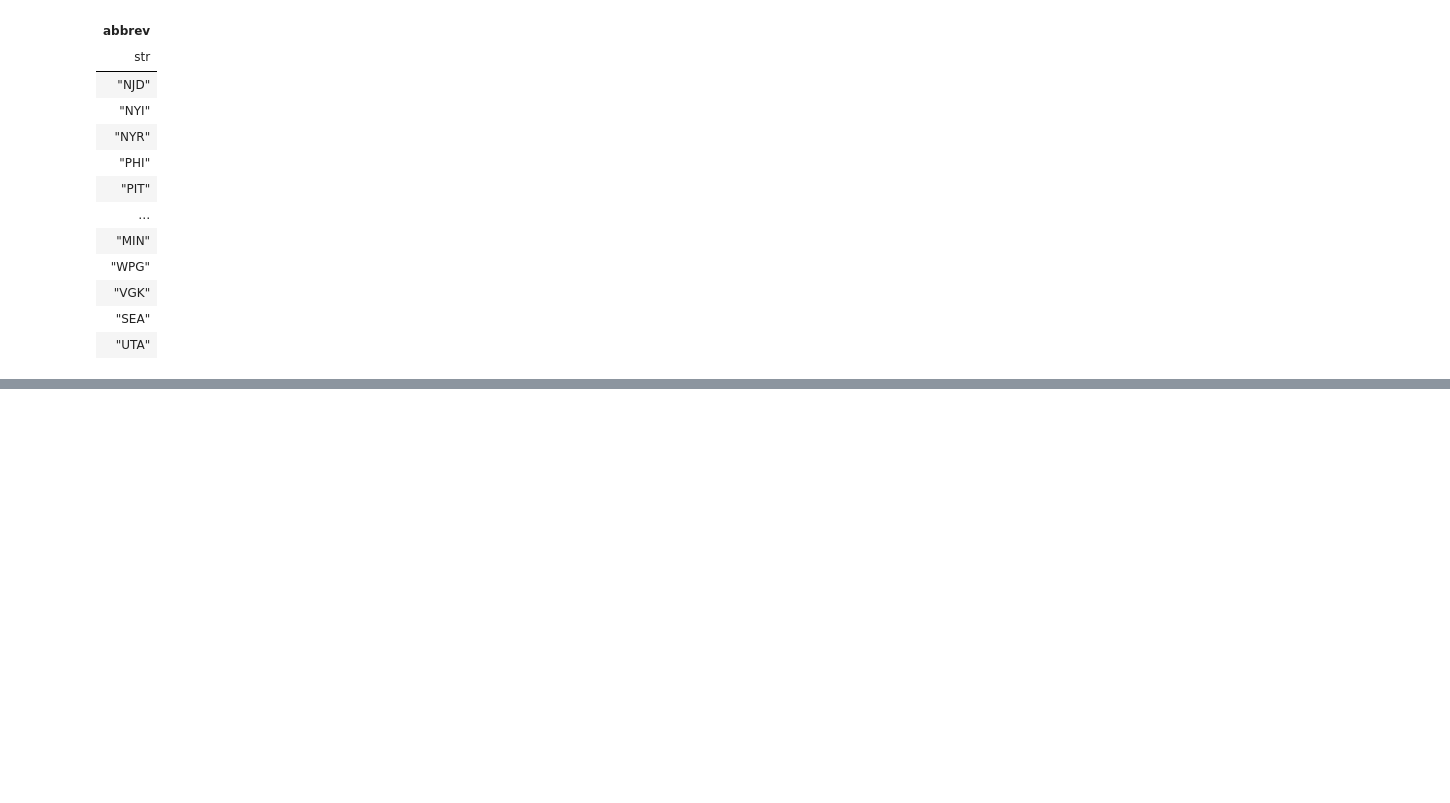
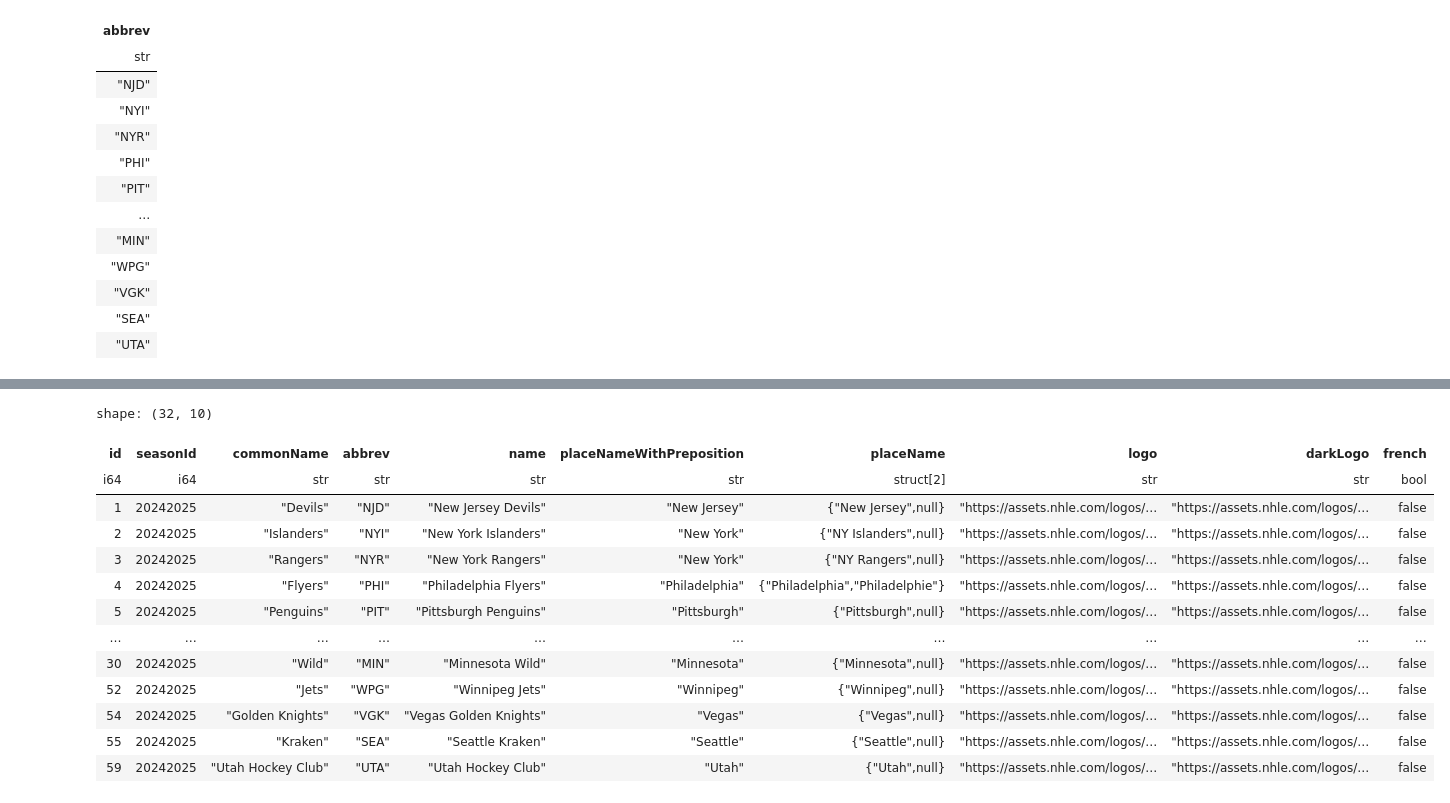
Before and after one commit to maxtixador/nhl_scraper, a Jupyter notebook: notebooks/nb1.ipynb, the cells around one changed output, grey strips where cells are left out. Cells and saved outputs as stored; diff of their text form; code cells hidden in the pictures; blank space fills up the shorter version.

```diff
--- a/notebooks/nb1.ipynb
+++ b/notebooks/nb1.ipynb
@@ -194,0 +214,19 @@ shape: (32, 1)
+# %%
+teams = await scraper.scrape_teams(source="active")
+
+teams
+# %% [output]
+shape: (32, 10)
+| id | seasonId | commonName | abbrev | name | placeNameWithPreposition | placeName | logo | darkLogo | french |
+| i64 | i64 | str | str | str | str | struct[2] | str | str | bool |
+| 1 | 20242025 | "Devils" | "NJD" | "New Jersey Devils" | "New Jersey" | {"New Jersey",null} | "https://assets.nhle.com/logos/… | "https://assets.nhle.com/logos/… | false |
+| 2 | 20242025 | "Islanders" | "NYI" | "New York Islanders" | "New York" | {"NY Islanders",null} | "https://assets.nhle.com/logos/… | "https://assets.nhle.com/logos/… | false |
+| 3 | 20242025 | "Rangers" | "NYR" | "New York Rangers" | "New York" | {"NY Rangers",null} | "https://assets.nhle.com/logos/… | "https://assets.nhle.com/logos/… | false |
+| 4 | 20242025 | "Flyers" | "PHI" | "Philadelphia Flyers" | "Philadelphia" | {"Philadelphia","Philadelphie"} | "https://assets.nhle.com/logos/… | "https://assets.nhle.com/logos/… | false |
+| 5 | 20242025 | "Penguins" | "PIT" | "Pittsburgh Penguins" | "Pittsburgh" | {"Pittsburgh",null} | "https://assets.nhle.com/logos/… | "https://assets.nhle.com/logos/… | false |
+| … | … | … | … | … | … | … | … | … | … |
+| 30 | 20242025 | "Wild" | "MIN" | "Minnesota Wild" | "Minnesota" | {"Minnesota",null} | "https://assets.nhle.com/logos/… | "https://assets.nhle.com/logos/… | false |
+| 52 | 20242025 | "Jets" | "WPG" | "Winnipeg Jets" | "Winnipeg" | {"Winnipeg",null} | "https://assets.nhle.com/logos/… | "https://assets.nhle.com/logos/… | false |
+| 54 | 20242025 | "Golden Knights" | "VGK" | "Vegas Golden Knights" | "Vegas" | {"Vegas",null} | "https://assets.nhle.com/logos/… | "https://assets.nhle.com/logos/… | false |
+| 55 | 20242025 | "Kraken" | "SEA" | "Seattle Kraken" | "Seattle" | {"Seattle",null} | "https://assets.nhle.com/logos/… | "https://assets.nhle.com/logos/… | false |
+| 59 | 20242025 | "Utah Hockey Club" | "UTA" | "Utah Hockey Club" | "Utah" | {"Utah",null} | "https://assets.nhle.com/logos/… | "https://assets.nhle.com/logos/… | false |
```
Also changed, not shown: parts of 14 cells of this notebook, 2 other files.
